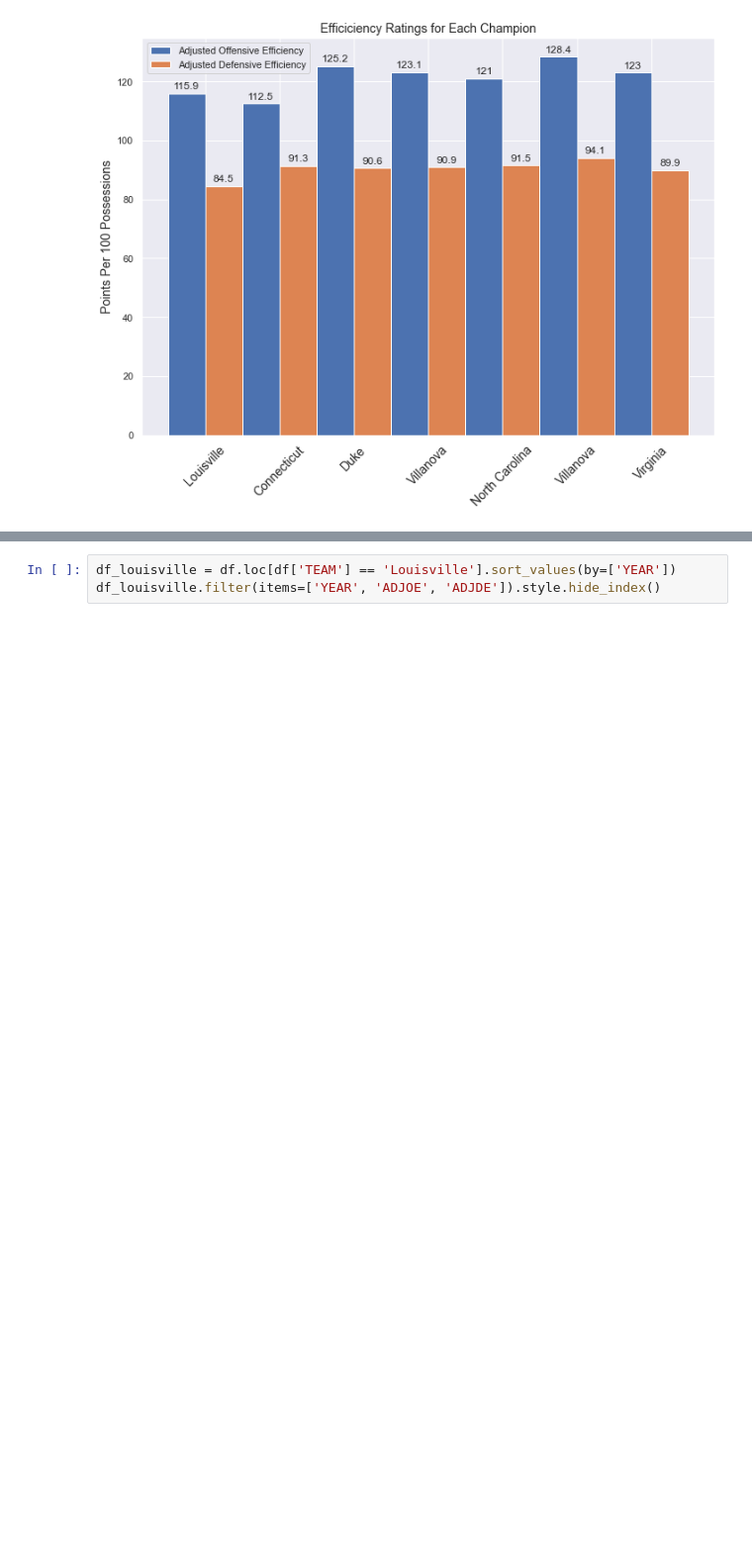
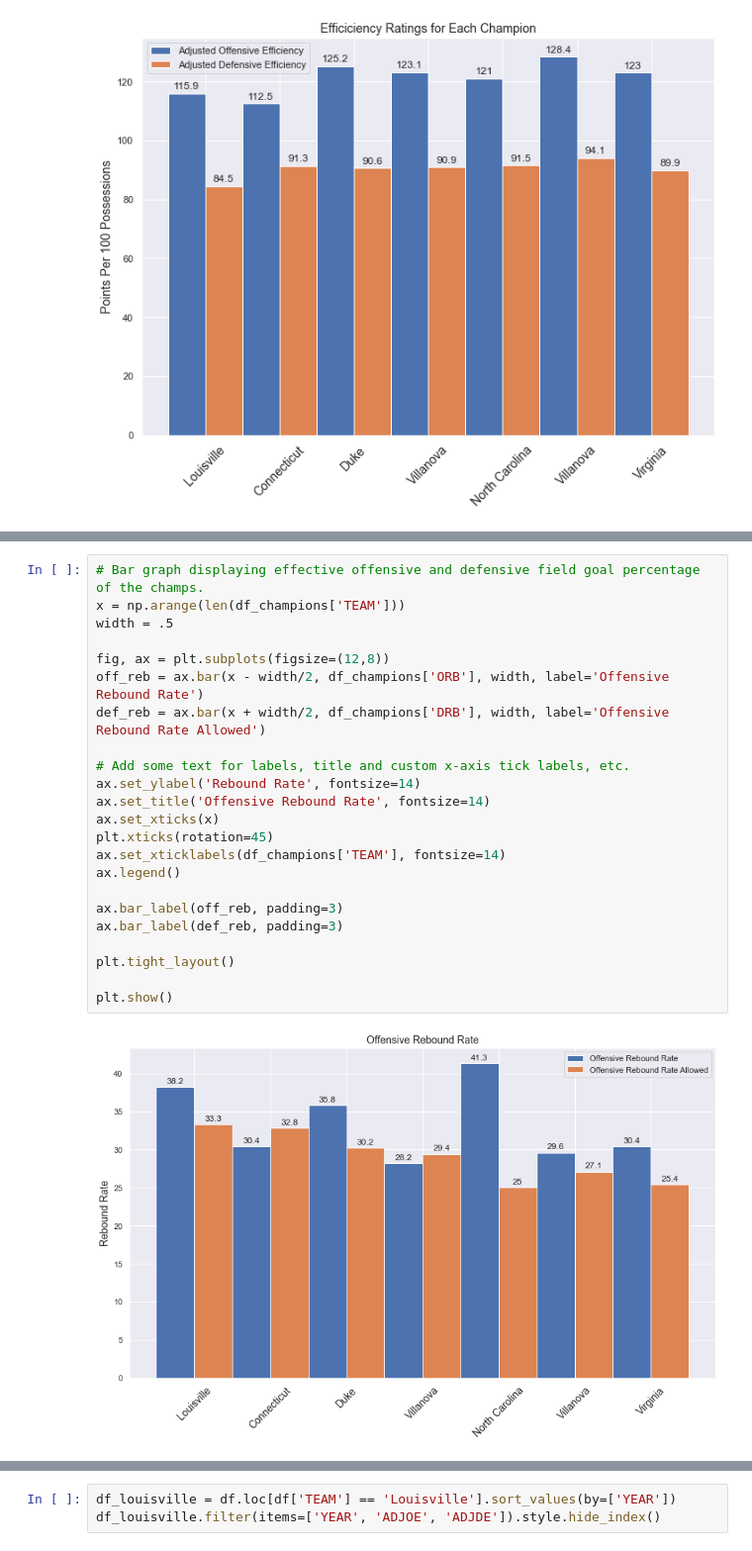
Before and after one commit to kmroge05/college_bball, a Jupyter notebook: college_bball.ipynb, the cells around one changed output, grey strips where cells are left out. Shown: that part at 99% size. Drawn from its saved outputs; the diff is of its cells as text; blank space fills up the shorter version.

```diff
--- a/college_bball.ipynb
+++ b/college_bball.ipynb
@@ -148,0 +204,25 @@ plt.show()
+# %%
+# Bar graph displaying effective offensive and defensive field goal percentage of the champs.
+x = np.arange(len(df_champions['TEAM']))
+width = .5
+
+fig, ax = plt.subplots(figsize=(12,8))
+off_reb = ax.bar(x - width/2, df_champions['ORB'], width, label='Offensive Rebound Rate')
+def_reb = ax.bar(x + width/2, df_champions['DRB'], width, label='Offensive Rebound Rate Allowed')
+
+# Add some text for labels, title and custom x-axis tick labels, etc.
+ax.set_ylabel('Rebound Rate', fontsize=14)
+ax.set_title('Offensive Rebound Rate', fontsize=14)
+ax.set_xticks(x)
+plt.xticks(rotation=45)
+ax.set_xticklabels(df_champions['TEAM'], fontsize=14)
+ax.legend()
+
+ax.bar_label(off_reb, padding=3)
+ax.bar_label(def_reb, padding=3)
+
+plt.tight_layout()
+
+plt.show()
+# %% [output]
+[figure, added]
```
Also changed, not shown: parts of 21 cells of this notebook.
